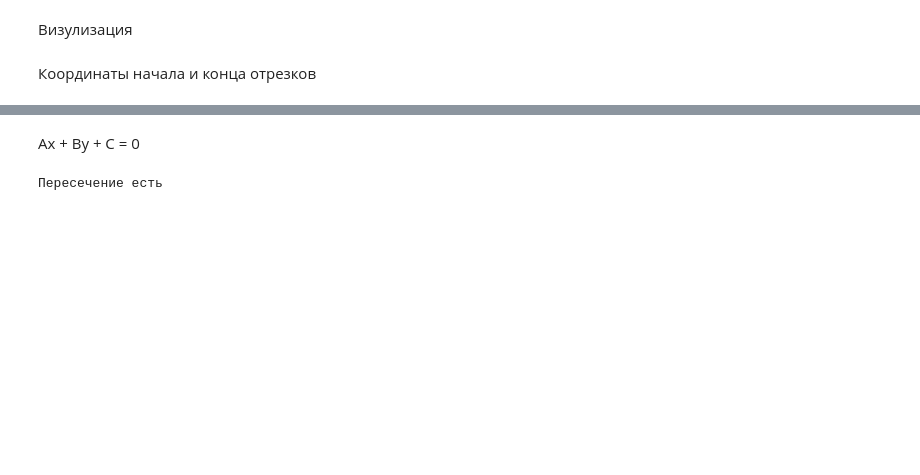
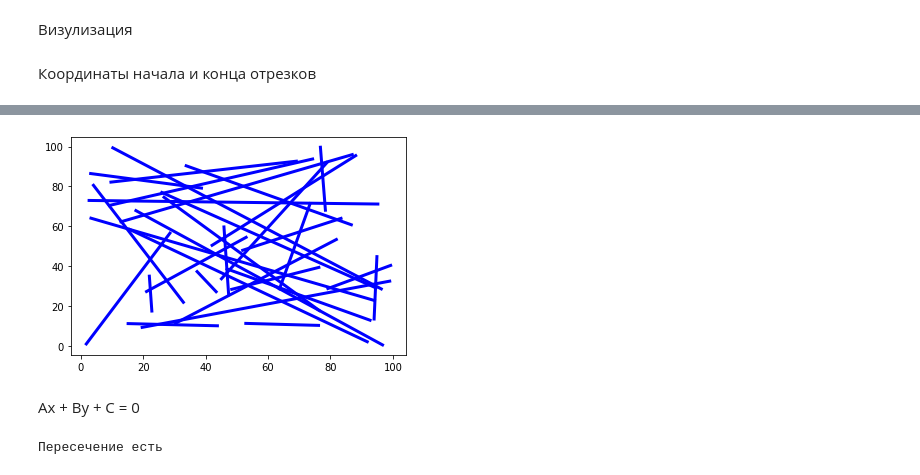
Before and after one commit to Anttega/-, a Jupyter notebook: Segments.ipynb, the cells around one changed output, grey strips where cells are left out. Cells and saved outputs as stored; diff of their text form; code cells hidden in the pictures; blank space fills up the shorter version.

Commit message:
visualization

```diff
--- a/Segments.ipynb
+++ b/Segments.ipynb
@@ -24,3 +36,7 @@ n = len(x1)
+# %%
+vizual(n,x1,x2,y1,y2)
+# %% [output]
+[figure, added]
 # %% [markdown]
 Ax + By + C = 0
 # %%
```
Also changed, not shown: parts of 1 cell of this notebook.
